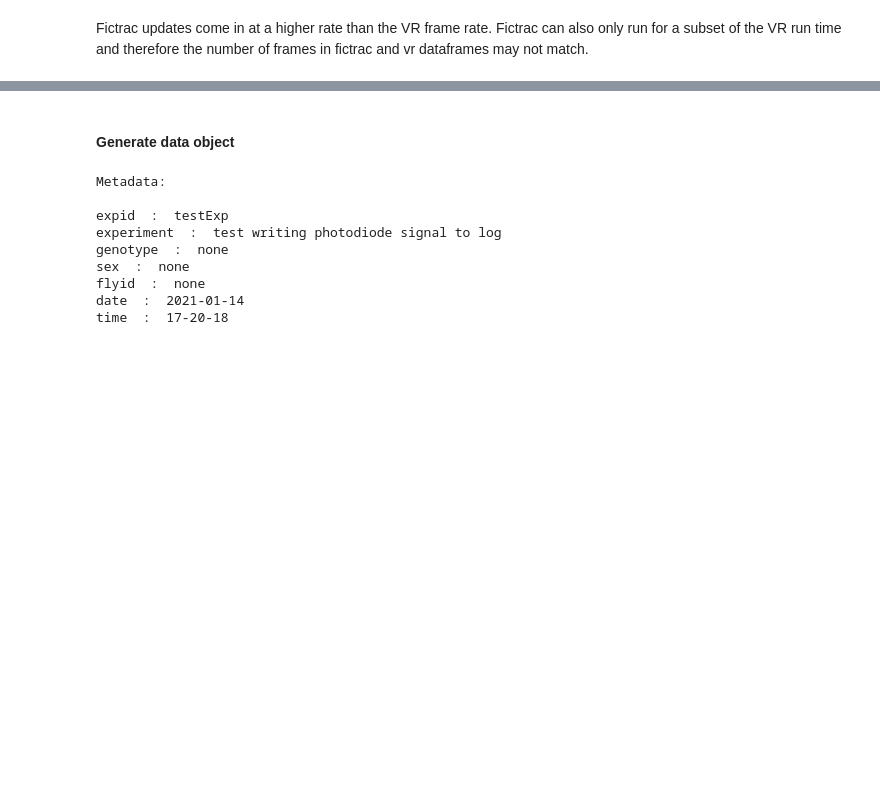
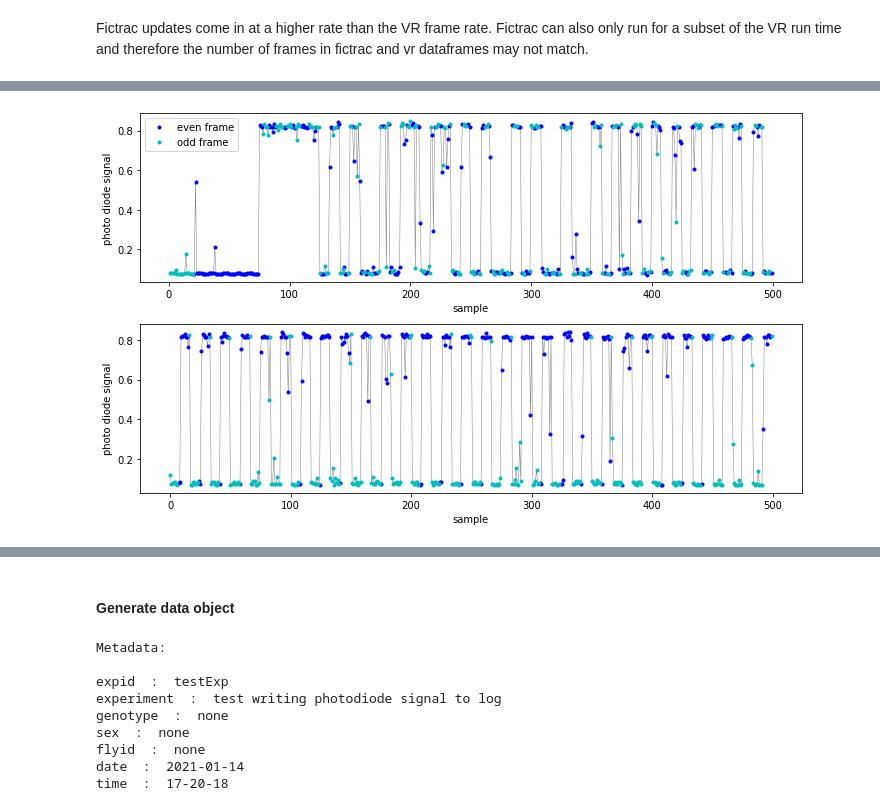
Before and after one commit to hjmh/unityvr, a Jupyter notebook: unityvr/scripts/parseUnityLog.ipynb, the cells around one changed output, grey strips where cells are left out. Cells and saved outputs as stored; diff of their text form; code cells hidden in the pictures; blank space fills up the shorter version.

```diff
--- a/unityvr/scripts/parseUnityLog.ipynb
+++ b/unityvr/scripts/parseUnityLog.ipynb
@@ -87,0 +128,23 @@ ax.legend(['vr position update frames','fictrac update frames'])
+# %%
+fig, ax = plt.subplots(2,1, figsize=(10,6))
+for i, ts in enumerate([0,5000]):
+    ax[i].plot(range(500),tsDf.pdsig[ts:ts+500],'-',color='grey',linewidth=0.5)
+
+    even = tsDf[ts:ts+500][tsDf['frame'][ts:ts+500]%2==1]
+    ax[i].plot(np.arange(500)[tsDf['frame'][ts:ts+500].values%2==1], even.pdsig, 'b.', label='even frame')
+
+    odd = tsDf[ts:ts+500][tsDf['frame'][ts:ts+500]%2==0]
+    ax[i].plot(np.arange(500)[tsDf['frame'][ts:ts+500].values%2==0], odd.pdsig, 'c.', label=
+              'odd frame')
+
+    ax[i].set_xlabel('time [s]')
+    ax[i].set_ylabel('photo diode signal')
+    ax[i].set_xlabel('sample');
+ax[0].legend()
+fig.tight_layout()
+
+if not exists(sep.join([dirName,'plots'])):
+    makedirs(sep.join([dirName,'plots']))
+fig.savefig(sep.join([dirName,'plots','photodiodeSig_evenframe_'+fileName.split('.')[0]+'.pdf']))
+# %% [output]
+[figure, added]
```
Also changed, not shown: parts of 23 cells of this notebook.
